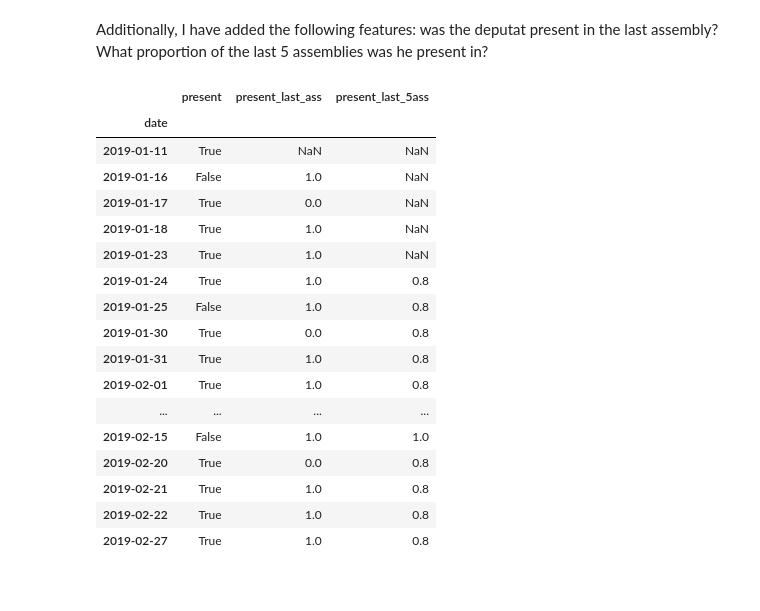
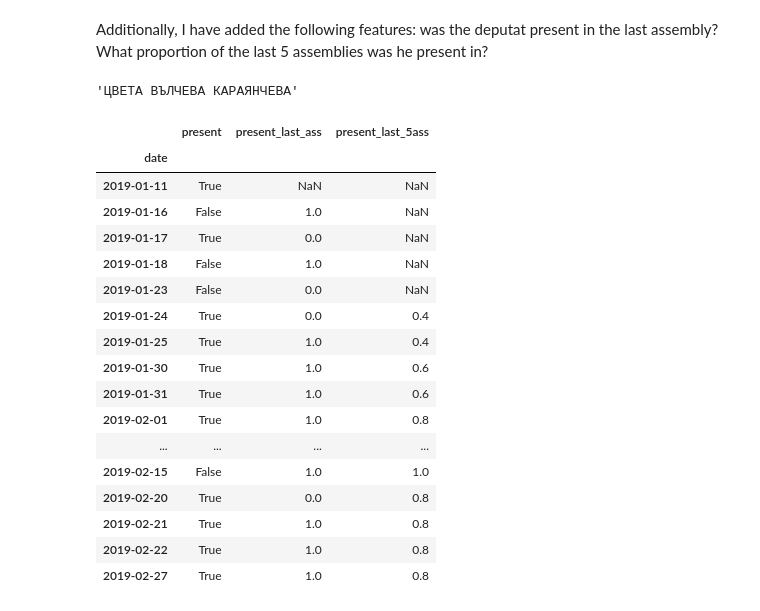
Before and after one commit to DimitarDKirov/ml4humans, a Jupyter notebook: ml4humans/1. Dataset-Deputat presence.ipynb, the cells around one changed output. Cells and saved outputs as stored; diff of their text form; code cells hidden in the pictures.

```diff
--- a/ml4humans/1. Dataset-Deputat presence.ipynb
+++ b/ml4humans/1. Dataset-Deputat presence.ipynb
@@ -33,19 +34,21 @@ data.loc[data.deputat==deputat].set_index('date')['present'].astype(int).plot(st
 Additionally, I have added the following features: was the deputat present in the last assembly? What proportion of the last 5 assemblies was he present in?
 # %%
 deputat = np.random.choice(data.deputat.unique())
+display(deputat)
 data.loc[data.deputat==deputat].set_index('date')[['present','present_last_ass', 'present_last_5ass']].head(20)
 # %% [output]
+'ЦВЕТА ВЪЛЧЕВА КАРАЯНЧЕВА'
 |  | present | present_last_ass | present_last_5ass |
 | date |  |  |  |
 | 2019-01-11 | True | NaN | NaN |
 | 2019-01-16 | False | 1.0 | NaN |
 | 2019-01-17 | True | 0.0 | NaN |
-| 2019-01-18 | True | 1.0 | NaN |
-| 2019-01-23 | True | 1.0 | NaN |
-| 2019-01-24 | True | 1.0 | 0.8 |
-| 2019-01-25 | False | 1.0 | 0.8 |
-| 2019-01-30 | True | 0.0 | 0.8 |
-| 2019-01-31 | True | 1.0 | 0.8 |
+| 2019-01-18 | False | 1.0 | NaN |
+| 2019-01-23 | False | 0.0 | NaN |
+| 2019-01-24 | True | 0.0 | 0.4 |
+| 2019-01-25 | True | 1.0 | 0.4 |
+| 2019-01-30 | True | 1.0 | 0.6 |
+| 2019-01-31 | True | 1.0 | 0.6 |
 | 2019-02-01 | True | 1.0 | 0.8 |
 | ... | ... | ... | ... |
 | 2019-02-15 | False | 1.0 | 1.0 |
```
Also changed, not shown: parts of 2 cells of this notebook, 2 other files.
